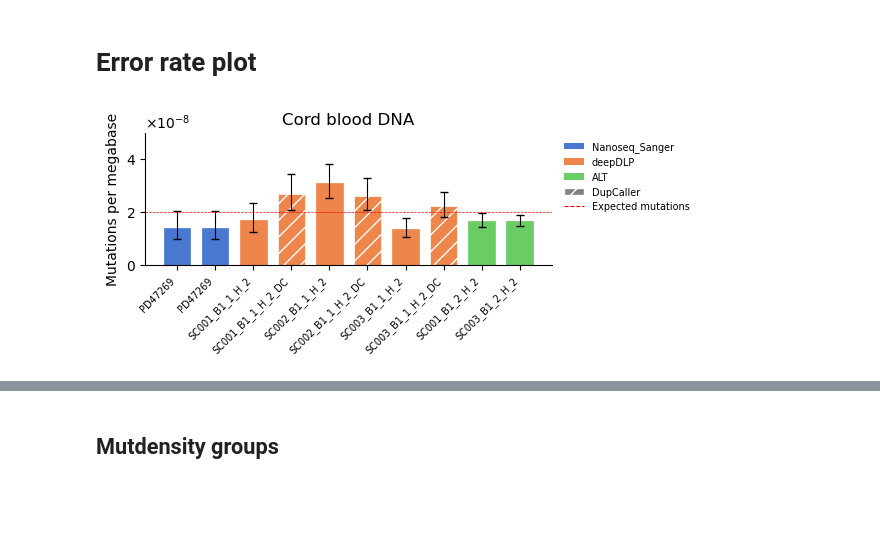
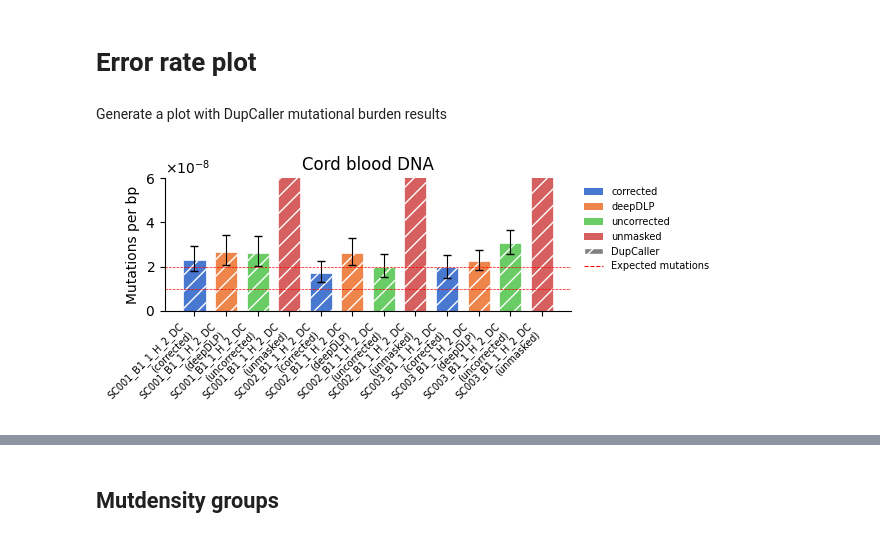
Before and after one commit to bbglab/DeepClone_protocol, a Jupyter notebook: error_rate/error_rate_updated.ipynb, the cells around one changed output, grey strips where cells are left out. Saved outputs shown, nothing was run; the diff lists cells and outputs as text; code cells hidden in the pictures; blank space fills up the shorter version.

Commit message:
add: three dupcaller burdens plot

```diff
--- a/error_rate/error_rate_updated.ipynb
+++ b/error_rate/error_rate_updated.ipynb
@@ -65,7 +65,7 @@ if without_nanoseq:
 # %%
 
 # --- Error rate plot --------------------------------------------------------
-def plot_error_rate(mutrate: pd.DataFrame, samples: list, outdir: Path, protocol_order: list):
+def plot_error_rate(mutrate: pd.DataFrame, samples: list, outdir: Path, protocol_order: list, ylim: float = 5e-8):
     """
     Plot error rate for all samples (deepUMIcaller + DupCaller).
     """
@@ -104,6 +104,7 @@ def plot_error_rate(mutrate: pd.DataFrame, samples: list, outdir: Path, protocol
 
     ax.axhline(y=2e-8, color='red', linestyle='--',
                label='Expected mutations', linewidth=0.5)
+    ax.axhline(y=1e-8, color='red', linestyle='--', linewidth=0.5)
 
     # y-axis
     fmt = ScalarFormatter(useMathText=True)
@@ -113,11 +114,11 @@ def plot_error_rate(mutrate: pd.DataFrame, samples: list, outdir: Path, protocol
 
     sns.despine(ax=ax, top=True, right=True)
     ax.set_xlabel('')
-    ax.set_ylabel('Mutations per megabase')
+    ax.set_ylabel('Mutations per bp')
     ax.set_title('Cord blood DNA')
     ax.set_xticks(range(len(samples)))
     ax.set_xticklabels(samples, rotation=45, ha='right', fontsize=7)
-    ax.set_ylim(0, 5e-8)
+    ax.set_ylim(0, ylim)
 
 
     # --- Legend ------------------------------------------------------------
@@ -146,5 +147,63 @@ mutrates.loc[mutrates['protocol'] == 'IDT', 'protocol'] = "deepDLP"
 protocol_order = ["Nanoseq_Sanger", "deepDLP", "ALT", "others"]
 # %%
 plot_error_rate(mutrate=mutrates, samples=samples, outdir=OUTPUT_BASE, protocol_order=protocol_order)
-# %% [output]
-[figure, removed]
+# %% [markdown]
+Generate a plot with DupCaller mutational burden results
+# %%
+# Extract burden results
+dupcaller_path = "/data/bbg/nobackup2/prominent/duplex_seq_tests/error_rate/cord_blood/bbg/2026-03-dupcaller"
+
+# IDT samples
+dupcaller_idt_samples = [
+        "SC001_B1_1_H_2",
+        "SC002_B1_1_H_2",
+        "SC003_B1_1_H_2",
+    ]
+
+# Row offset per protocol: observed, CI_low, CI_high are consecutive
+# File layout: rows 0-2 uncorrected, 4-6 corrected, 8=genome coverage, 9-11 unmasked
+PROTOCOL_ROWS = {"uncorrected": 0, "corrected": 4, "unmasked": 9}
+
+rows = []
+for sample in dupcaller_idt_samples:
+    sample_path = Path(dupcaller_path) / sample / "burden" / sample / f"{sample}_sbs_burden.txt"
+    if not sample_path.exists():
+        print(f"Warning: Burden file not found for sample {sample} at path {sample_path}")
+        continue
+    raw = pd.read_table(sample_path, sep="\t", header=None)[1]
+    patient_id = sample.split("_")[0]
+    for protocol, base_row in PROTOCOL_ROWS.items():
+        rows.append({
+            "sample": sample + "_DC",   # append _DC to mark as DupCaller
+            "protocol": protocol,
+            "patient_id": patient_id,
+            "mutrate_observed": raw.iloc[base_row],
+            "mutrate_CI_low": raw.iloc[base_row + 1],
+            "mutrate_CI_high": raw.iloc[base_row + 2],
+        })
+
+burden_df = pd.DataFrame(rows)
+
+# Append deepUMIcaller rows from mutrates for the same samples (_DC → base sample)
+dc_samples = [s + "_DC" for s in dupcaller_idt_samples]
+mutrates_dc = (
+    mutrates[mutrates['sample'].isin(dc_samples)]
+    [['sample', 'protocol', 'patient_id', 'mutrate_observed', 'mutrate_CI_low', 'mutrate_CI_high']]
+)
+burden_df = pd.concat([burden_df, mutrates_dc], ignore_index=True).sort_values(['sample', 'protocol'])
+
+# Plot
+protocols_to_plot = ["corrected", "deepDLP", "uncorrected", "unmasked"]
+
+burden_df_plot = burden_df[burden_df['protocol'].isin(protocols_to_plot)].copy()
+burden_df_plot['sample'] = burden_df_plot['sample'] + '\n(' + burden_df_plot['protocol'] + ')'
+
+plot_error_rate(
+    mutrate=burden_df_plot,
+    samples=burden_df_plot['sample'].tolist(),
+    outdir=Path("."),
+    protocol_order=protocols_to_plot,
+    ylim=6e-8,
+)
+# %% [output]
+[figure, added]
```
Also changed, not shown: parts of 2 cells of this notebook, 1 other file.
